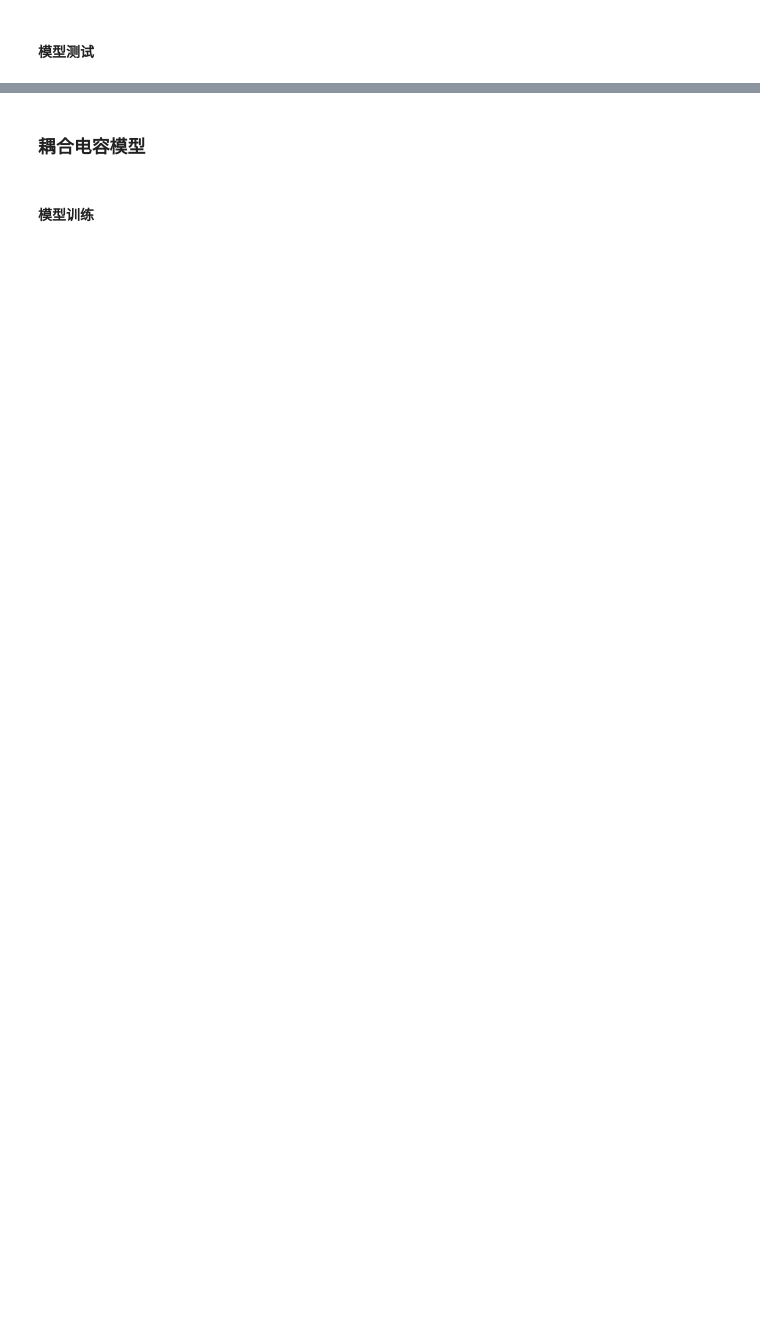
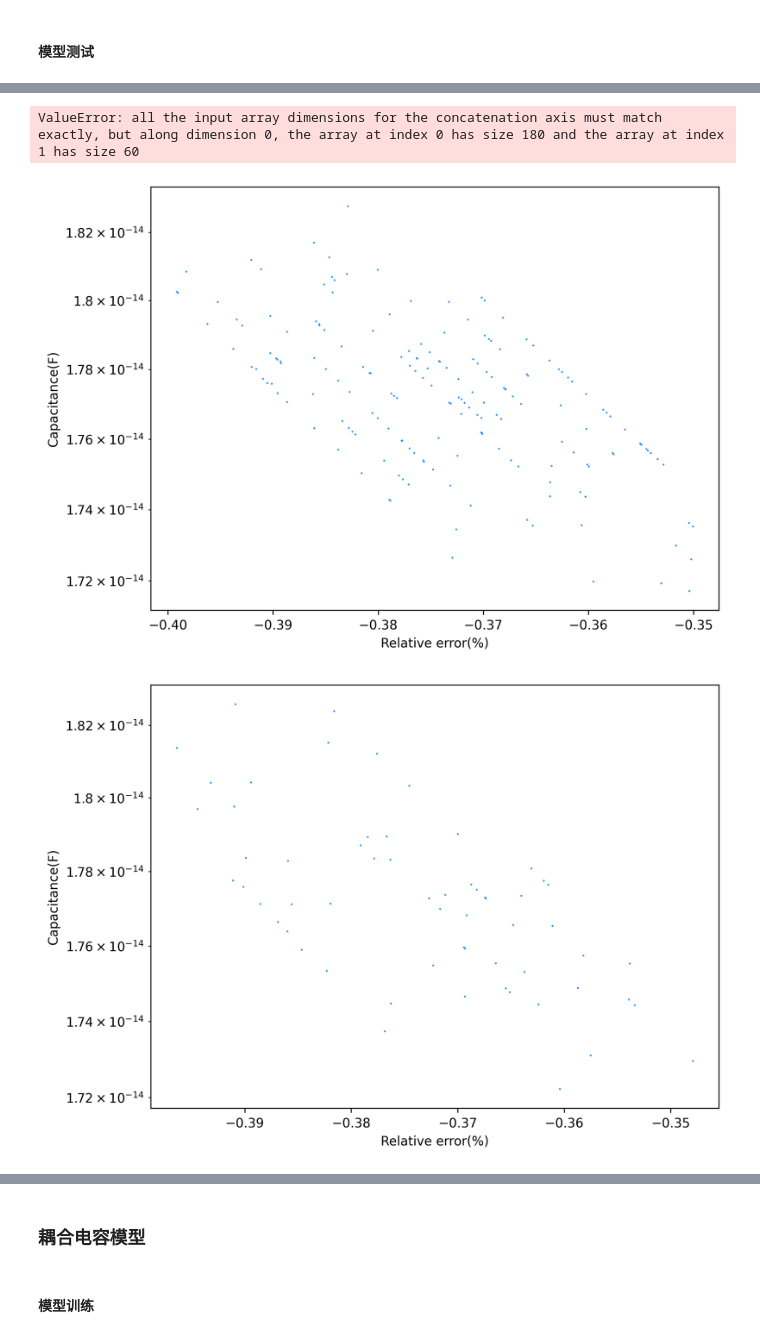
Before and after one commit to Kirito-Green/rc_predict, a Jupyter notebook: demo_gnn.ipynb, the cells around one changed output, grey strips where cells are left out. Cells and saved outputs as stored; diff of their text form; code cells hidden in the pictures; blank space fills up the shorter version.

```diff
--- a/demo_gnn.ipynb
+++ b/demo_gnn.ipynb
@@ -36,6 +36,8 @@ parser.add_argument('--thresh', type=int, nargs='+', default=thresh,
 										help='threshold')
 parser.add_argument('--num_process', type=int, default=num_process,
 										help='multiprocessing number')
+parser.add_argument('--ndm', type=int, default=ndm,
+										help='number of neighbor distance maximum')
 parser.add_argument('--model_name', type=str, default=model_name,
 										help='model name [gcn, graph_sage, gat]')
 parser.add_argument('--lr', type=float, default=lr,
@@ -52,6 +54,8 @@ parser.add_argument('--set_memory_limit', type=int, default=SET_MEMORY_LIMIT,
 										help='memory limit, -1 for no limit')
 parser.add_argument('--set_multi_gpu_num', type=int, default=SET_MULTI_GPU_NUM,
 										help='set multi gpu numbers')
+parser.add_argument('-nt', '--no_train', action='store_true',
+										help='no train')
 
 
 args = parser.parse_args()
@@ -60,6 +64,7 @@ seed = args.seed
 pattern_nums = args.pattern_nums
 thresh = args.thresh
 num_process = args.num_process
+ndm = args.ndm
 model_name = args.model_name
 lr = args.lr
 batch_size = args.batch_size
@@ -69,3 +74,5 @@ SET_MEMORY_GROWTH = args.set_memory_growth
 SET_MEMORY_LIMIT = args.set_memory_limit
 SET_MULTI_GPU_NUM = args.set_multi_gpu_num
 SET_MULTI_GPU_NUM = min(SET_MULTI_GPU_NUM, 4)
+NO_TRAIN = args.no_train
+TRAIN = not NO_TRAIN
@@ -480,22 +574,44 @@ _________________________________________________________________
 # %% [markdown]
 #### 模型测试
 # %%
-from utils.analysis import gnn_analysis
+from utils.model import gnn_analysis, gnn_plot
 
+
+# best model load
+# build model
+loader = BatchLoader(train_data_total[:batch_size], batch_size=batch_size, shuffle=True)
+model_total = GCN(training=False) if model_name == 'gcn' else GraphSage(training=False) if model_name == 'graph_sage' else GAT(training=False)
+model_total.compile(optimizer=Adam(learning_rate=lr, epsilon=epsilon),
+											loss=loss_func,
+											weighted_metrics=weighted_metrics)
+model_total.fit(loader.load(),
+								steps_per_epoch=1,
+								epochs=1)
+model_total_load_path = os.path.join(dir_params, f'{model_name}_total_best_lr{lr}_batchsize{batch_size}_epochs{epochs}_ndm{ndm}_seed{seed}.h5')
+if os.path.exists(model_total_load_path):
+	model_total.load_weights(model_total_load_path)
+else:
+	raise ValueError('model total load path does not exist')
+model_total.summary()
 
 yt_train = np.array([data.y for data in train_data_total]).reshape(-1, 1)
 yt_valid = np.array([data.y for data in valid_data_total]).reshape(-1, 1)
 yt_test = np.array([data.y for data in test_data_total]).reshape(-1, 1)
+
+# get table
 dict_total = gnn_analysis(model_total, batch_size,
-						  train_data_total, yt_train,
-						  valid_data_total, yt_valid,
-						  test_data_total, yt_test, name=model_name)
-results_total = pd.Series(dict_total).to_frame(name='total').T
+													train_data_total, yt_train,
+													valid_data_total, yt_valid,
+													test_data_total, yt_test, name=model_name)
+data_total = pd.Series(dict_total).to_frame(name='total').T
+
+# scatter plot
+gnn_plot(model_total, batch_size,
+				train_data_total, yt_train,
+				valid_data_total, yt_valid,
+				test_data_total, yt_test, dir=dir_results,
+				name=f'{model_name}_total_lr{lr}_batchsize{batch_size}_epochs{epochs}_ndm{ndm}_seed{seed}')
 
 # save results
-dir_results = os.path.abspath(os.path.join(os.getcwd(), "../results/"))
-if not os.path.exists(dir_results):
-		os.mkdir(dir_results)
-
-results_total.to_csv(os.path.join(dir_results, f"{model_name}_total_lr{lr}_batchsize{batch_size}_epochs{epochs}.csv"), index=False)
+data_total.to_csv(os.path.join(dir_results, f"{model_name}_total_lr{lr}_batchsize{batch_size}_epochs{epochs}_ndm{ndm}_seed{seed}.csv"), index=False)
 # %% [output]
@@ -518,0 +635,3 @@ bad ratio: 1.0
+ValueError: all the input array dimensions for the concatenation axis must match exactly, but along dimension 0, the array at index 0 has size 180 and the array at index 1 has size 60
+[figure, added]
+[figure, added]
```
Also changed, not shown: parts of 20 cells of this notebook, 24 other files.
